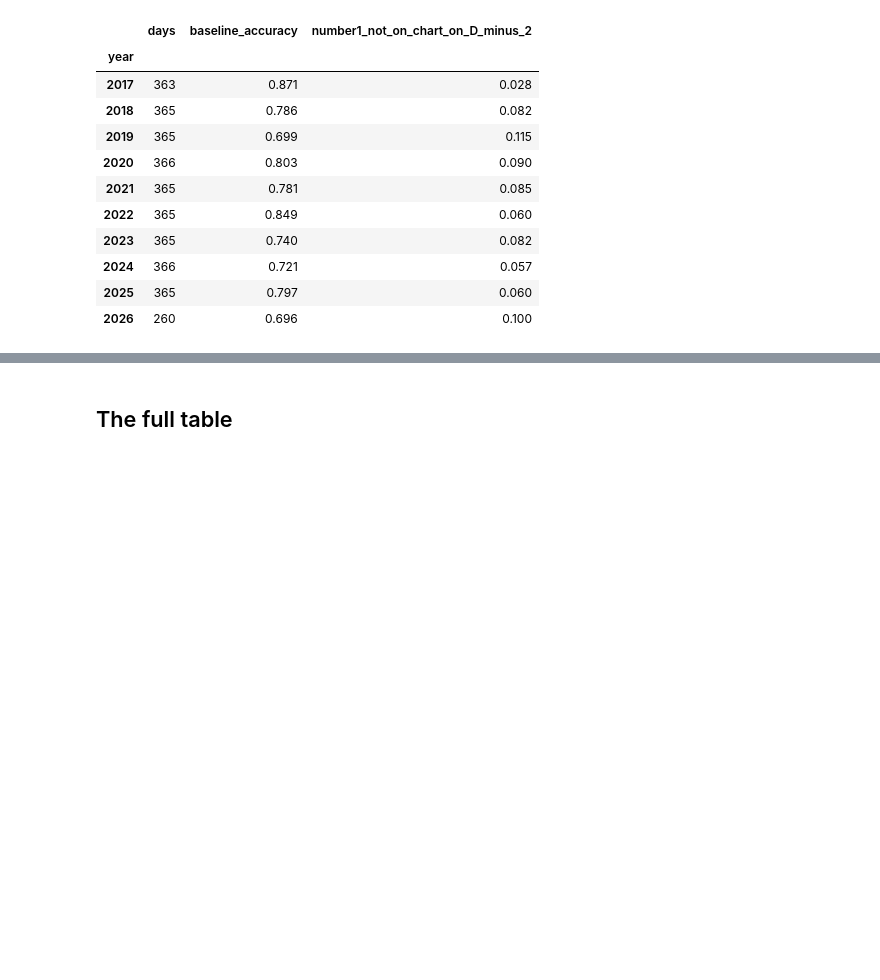
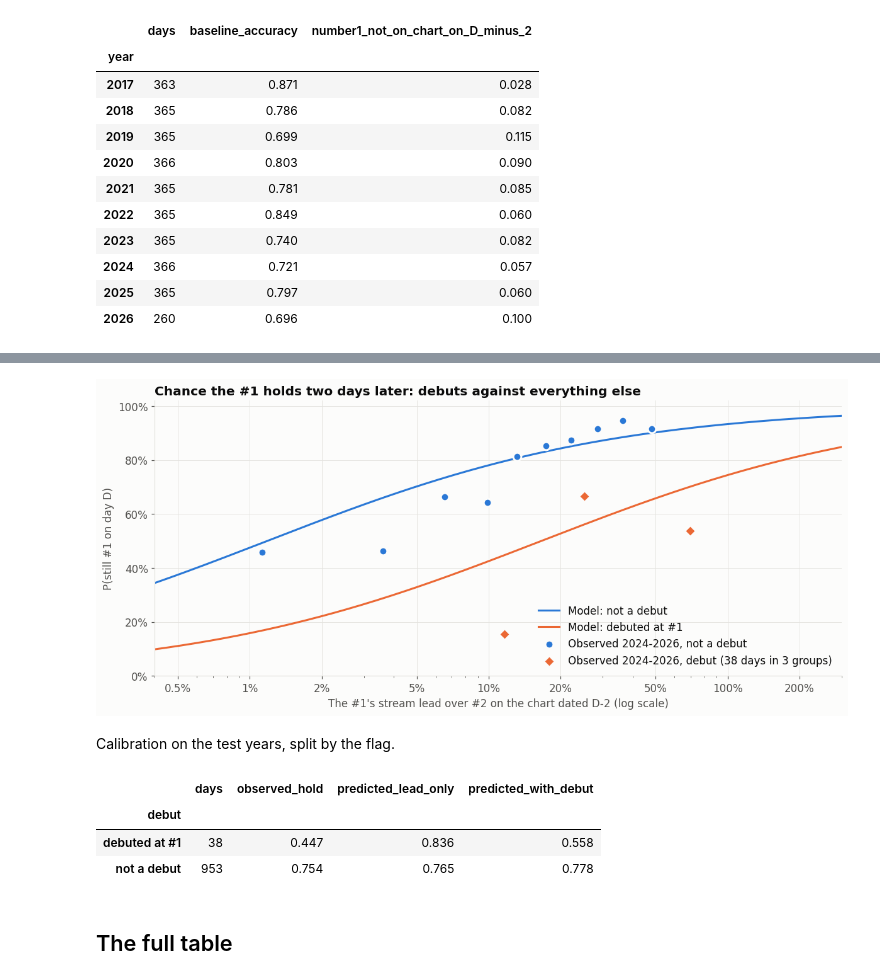
Before and after one commit to sdevarajan2006/spotify-chart-markov-chain, a Jupyter notebook: notebooks/number1_source_distribution.ipynb, the cells around one changed output, grey strips where cells are left out. Cells and saved outputs as stored; diff of their text form; code cells hidden in the pictures; blank space fills up the shorter version.

```diff
--- a/notebooks/number1_source_distribution.ipynb
+++ b/notebooks/number1_source_distribution.ipynb
@@ -364,3 +631,45 @@ by_year.round(3)
+# %%
+grid = np.logspace(np.log10(0.004), np.log10(3), 300)
+def curve(flag):
+    X = sm.add_constant(pd.DataFrame({"log_lead": np.log(grid), "debut": flag}), has_constant="add")
+    return m_debut.predict(X)
+
+def observed(data, groups):
+    return data.assign(g=pd.qcut(data["lead"], groups)).groupby("g", observed=True).agg(lead=("lead", "median"), hold=("hold", "mean"))
+
+obs_no = observed(test3[test3["debut"] == 0], 10)
+obs_yes = observed(test3[test3["debut"] == 1], 3)
+
+fig, ax = plt.subplots(figsize=(11, 5))
+ax.plot(grid, curve(0), color=BLUE, linewidth=2, label="Model: not a debut", zorder=2)
+ax.plot(grid, curve(1), color=ORANGE, linewidth=2, label="Model: debuted at #1", zorder=2)
+ax.scatter(obs_no["lead"], obs_no["hold"], s=70, color=BLUE, edgecolor=SURFACE, linewidth=2, zorder=3, label="Observed 2024-2026, not a debut")
+ax.scatter(obs_yes["lead"], obs_yes["hold"], s=70, color=ORANGE, marker="D", edgecolor=SURFACE, linewidth=2, zorder=3, label=f"Observed 2024-2026, debut ({int(test3['debut'].sum())} days in 3 groups)")
+ax.set_xscale("log")
+ax.set_xticks([0.005, 0.01, 0.02, 0.05, 0.1, 0.2, 0.5, 1, 2])
+ax.xaxis.set_major_formatter(mticker.FuncFormatter(lambda v, _: f"{v:.1%}" if v < 0.01 else f"{v:.0%}"))
+ax.xaxis.set_minor_formatter(mticker.NullFormatter())
+ax.yaxis.set_major_formatter(mticker.PercentFormatter(1.0))
+ax.set_ylim(0, 1.02); ax.set_xlim(0.004, 3)
+ax.set_xlabel("The #1's stream lead over #2 on the chart dated D-2 (log scale)")
+ax.set_ylabel("P(still #1 on day D)")
+ax.set_title("Chance the #1 holds two days later: debuts against everything else")
+ax.legend(frameon=False, loc="lower right")
+plt.tight_layout(); plt.show()
+# %% [output]
+[figure, added]
+# %% [markdown]
+Calibration on the test years, split by the flag.
+# %%
+calib = test3.groupby(test3["debut"].map({0: "not a debut", 1: "debuted at #1"})).agg(
+    days=("hold", "size"), observed_hold=("hold", "mean"),
+    predicted_lead_only=("p_lead_only", "mean"), predicted_with_debut=("p_with_debut", "mean"))
+calib.round(3)
+# %% [output]
+|  | days | observed_hold | predicted_lead_only | predicted_with_debut |
+| debut |  |  |  |  |
+| debuted at #1 | 38 | 0.447 | 0.836 | 0.558 |
+| not a debut | 953 | 0.754 | 0.765 | 0.778 |
 # %% [markdown]
 ## The full table
 # %%
```
Also changed, not shown: parts of 14 cells of this notebook, 1 other file.
